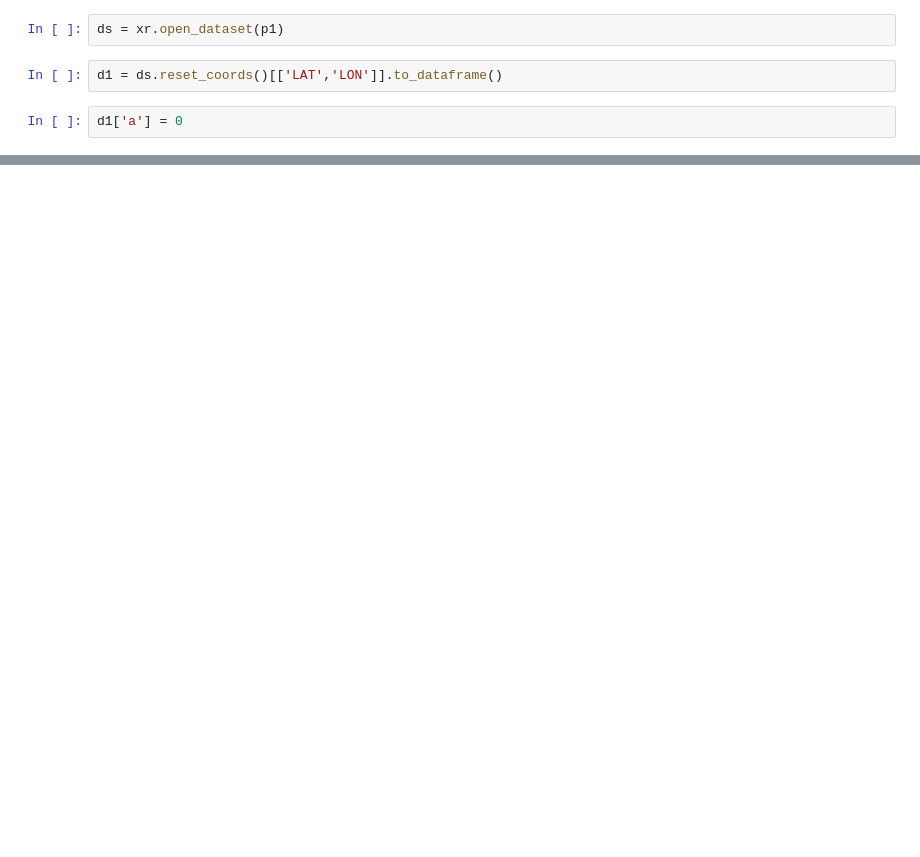
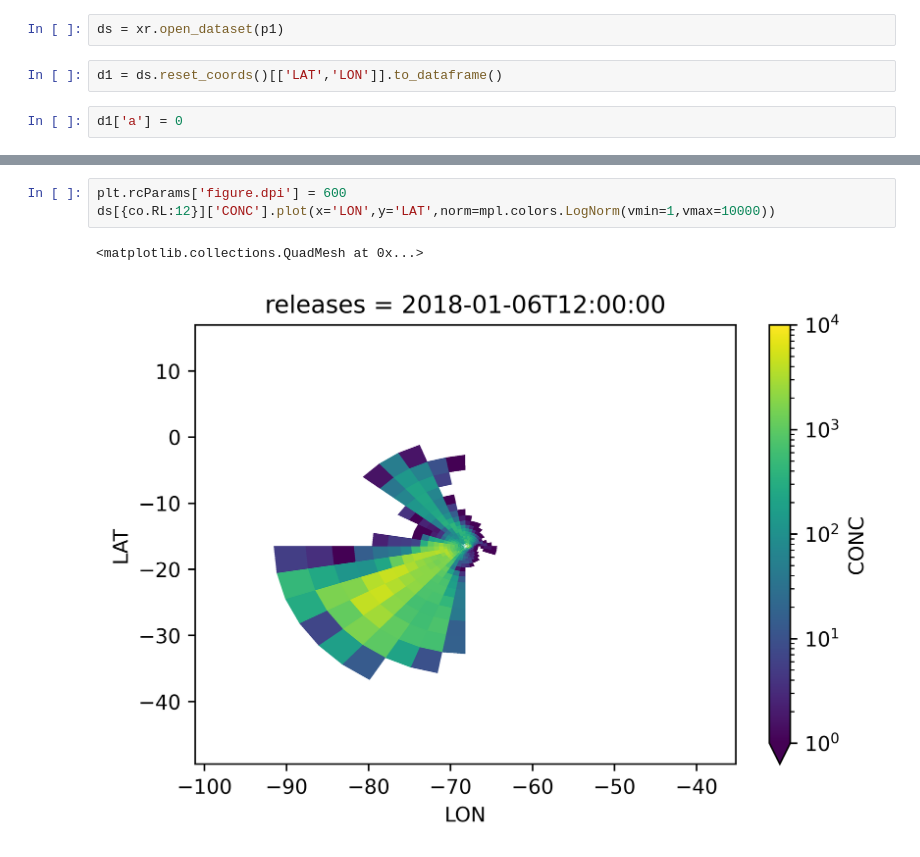
Before and after one commit to daliagachc/flexpart-alto, a Jupyter notebook: flexpart_alto/nbs/nb_run_2021-03-14_20-15-10_LONG/z020_check_z010_output.ipynb, the cells around one changed output, grey strips where cells are left out. Drawn from its saved outputs; the diff is of its cells as text; blank space fills up the shorter version.

```diff
--- a/flexpart_alto/nbs/nb_run_2021-03-14_20-15-10_LONG/z020_check_z010_output.ipynb
+++ b/flexpart_alto/nbs/nb_run_2021-03-14_20-15-10_LONG/z020_check_z010_output.ipynb
@@ -29,0 +25,6 @@ d1.plot(x='LON',y='LAT')
+# %%
+plt.rcParams['figure.dpi'] = 600
+ds[{co.RL:12}]['CONC'].plot(x='LON',y='LAT',norm=mpl.colors.LogNorm(vmin=1,vmax=10000))
+# %% [output]
+<matplotlib.collections.QuadMesh at 0x...>
+[figure, added]
```
Also changed, not shown: parts of 3 cells of this notebook, 3 other files.
